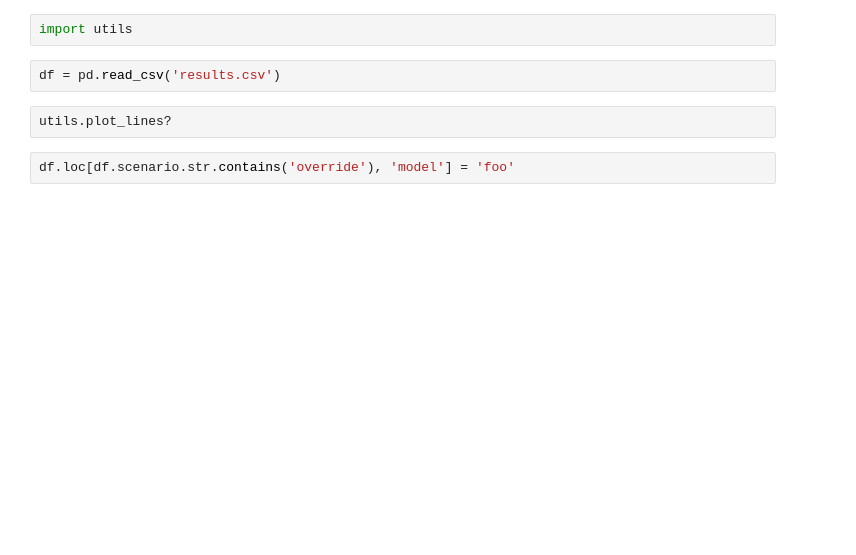
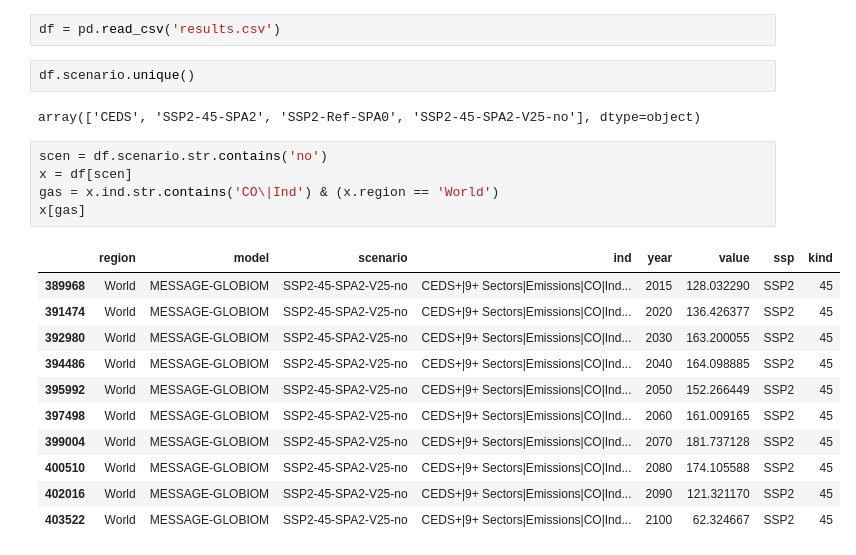
Before and after one commit to gidden/harmonization-methods-paper, a Jupyter notebook: analysis/results.ipynb, the cells around one changed output. Drawn from its saved outputs; the diff is of its cells as text; blank space fills up the shorter version.

```diff
--- a/analysis/results.ipynb
+++ b/analysis/results.ipynb
@@ -13,9 +19,24 @@ sys.path.append('../../../iiasa/ceds_harmonization_analysis/')
-# %%
-import utils
 # %%
 df = pd.read_csv('results.csv')
-# %%
-utils.plot_lines?
-# %%
-df.loc[df.scenario.str.contains('override'), 'model'] = 'foo'
+# %%
+df.scenario.unique()
+# %% [output]
+array(['CEDS', 'SSP2-45-SPA2', 'SSP2-Ref-SPA0', 'SSP2-45-SPA2-V25-no'], dtype=object)
+# %%
+scen = df.scenario.str.contains('no')
+x = df[scen]
+gas = x.ind.str.contains('CO\|Ind') & (x.region == 'World')
+x[gas]
+# %% [output]
+|  | region | model | scenario | ind | year | value | ssp | kind |
+| 389968 | World | MESSAGE-GLOBIOM | SSP2-45-SPA2-V25-no | CEDS+|9+ Sectors|Emissions|CO|Ind... | 2015 | 128.032290 | SSP2 | 45 |
+| 391474 | World | MESSAGE-GLOBIOM | SSP2-45-SPA2-V25-no | CEDS+|9+ Sectors|Emissions|CO|Ind... | 2020 | 136.426377 | SSP2 | 45 |
+| 392980 | World | MESSAGE-GLOBIOM | SSP2-45-SPA2-V25-no | CEDS+|9+ Sectors|Emissions|CO|Ind... | 2030 | 163.200055 | SSP2 | 45 |
+| 394486 | World | MESSAGE-GLOBIOM | SSP2-45-SPA2-V25-no | CEDS+|9+ Sectors|Emissions|CO|Ind... | 2040 | 164.098885 | SSP2 | 45 |
+| 395992 | World | MESSAGE-GLOBIOM | SSP2-45-SPA2-V25-no | CEDS+|9+ Sectors|Emissions|CO|Ind... | 2050 | 152.266449 | SSP2 | 45 |
+| 397498 | World | MESSAGE-GLOBIOM | SSP2-45-SPA2-V25-no | CEDS+|9+ Sectors|Emissions|CO|Ind... | 2060 | 161.009165 | SSP2 | 45 |
+| 399004 | World | MESSAGE-GLOBIOM | SSP2-45-SPA2-V25-no | CEDS+|9+ Sectors|Emissions|CO|Ind... | 2070 | 181.737128 | SSP2 | 45 |
+| 400510 | World | MESSAGE-GLOBIOM | SSP2-45-SPA2-V25-no | CEDS+|9+ Sectors|Emissions|CO|Ind... | 2080 | 174.105588 | SSP2 | 45 |
+| 402016 | World | MESSAGE-GLOBIOM | SSP2-45-SPA2-V25-no | CEDS+|9+ Sectors|Emissions|CO|Ind... | 2090 | 121.321170 | SSP2 | 45 |
+| 403522 | World | MESSAGE-GLOBIOM | SSP2-45-SPA2-V25-no | CEDS+|9+ Sectors|Emissions|CO|Ind... | 2100 | 62.324667 | SSP2 | 45 |
 # %%
```
Also changed, not shown: parts of 16 cells of this notebook, 3 other files.
